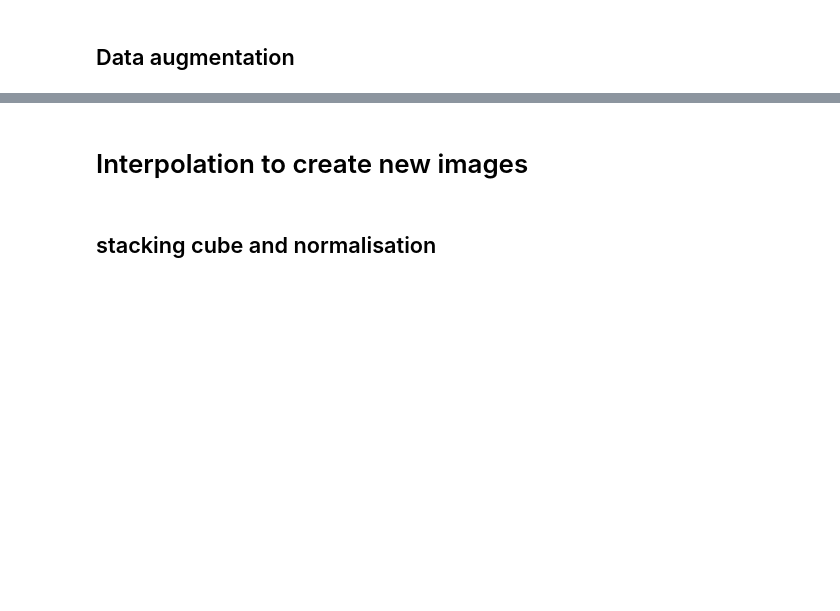
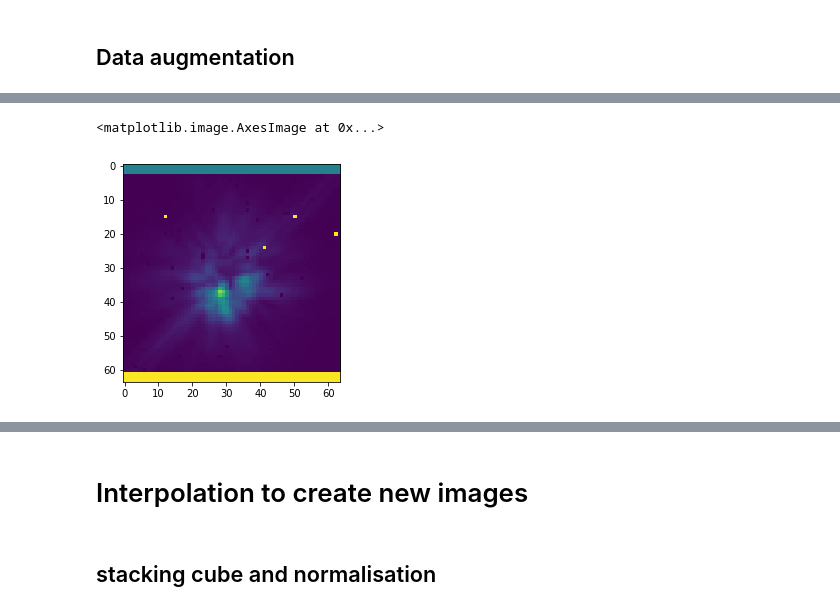
Before and after one commit to lizhangscience/Imaging-DCGAN, a Jupyter notebook: clean_data_and_augmentation.ipynb, the cells around one changed output, grey strips where cells are left out. Drawn from its saved outputs; the diff is of its cells as text; code cells hidden in the pictures; blank space fills up the shorter version.

```diff
--- a/clean_data_and_augmentation.ipynb
+++ b/clean_data_and_augmentation.ipynb
@@ -278,3 +355,8 @@ aug_images = data_aug(X_train)
+# %%
+plt.imshow(aug_images[33])
+# %% [output]
+<matplotlib.image.AxesImage at 0x...>
+[figure, added]
 # %%
 aug_images.shape
 aug_data_cube = []
```
Also changed, not shown: parts of 45 cells of this notebook, 3 other files.
